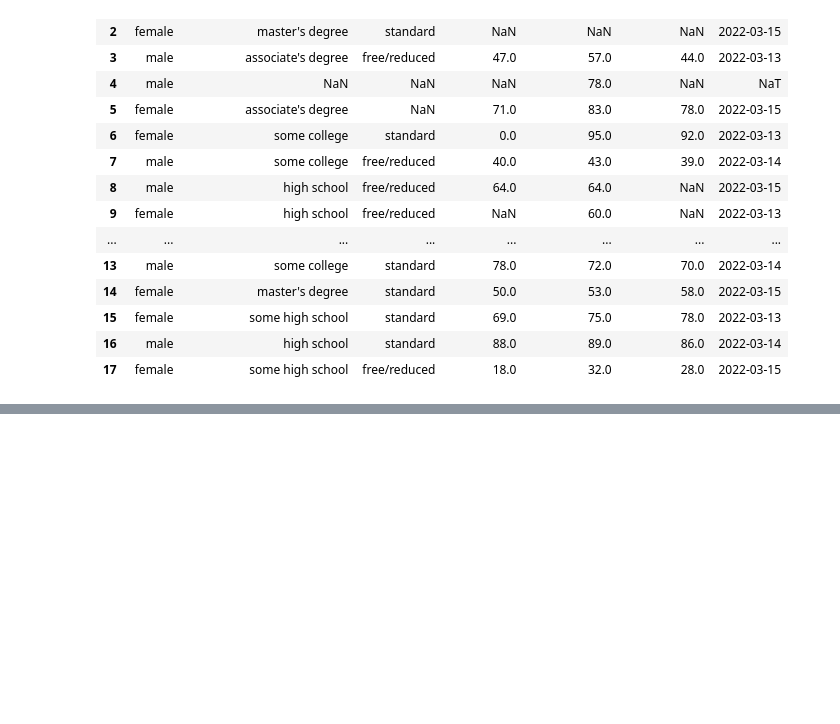
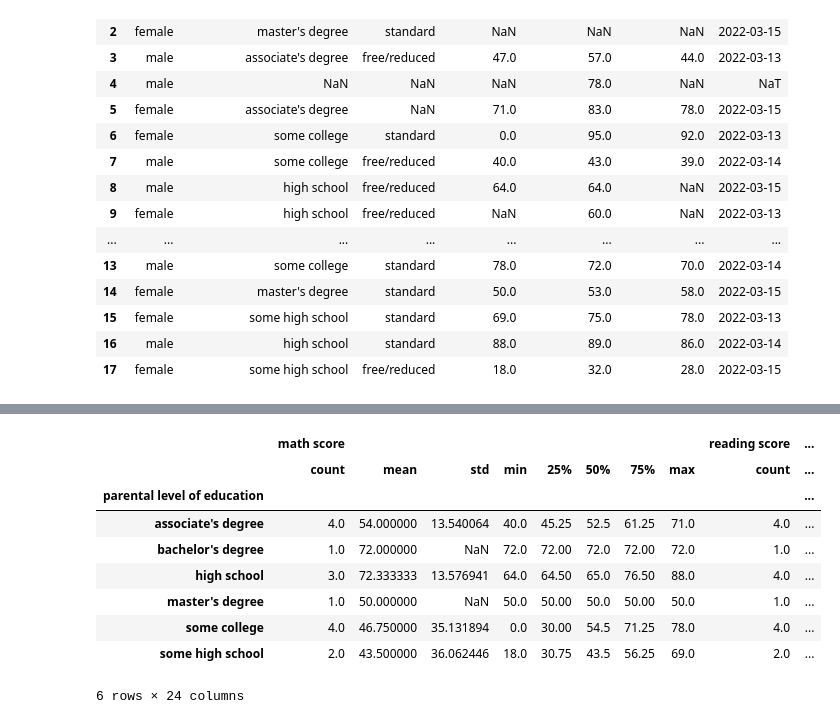
Before and after one commit to sg758253/AI, a Jupyter notebook: pandas/pandas.ipynb, the cells around one changed output, grey strips where cells are left out. Saved outputs shown, nothing was run; the diff lists cells and outputs as text; code cells hidden in the pictures; blank space fills up the shorter version.

```diff
--- a/pandas/pandas.ipynb
+++ b/pandas/pandas.ipynb
@@ -1301,0 +1401,3 @@ df1
+# %%
+df1 = pd.read_csv('https://raw.githubusercontent.com/sg758253/AI/main/pandas/StudentsPerformance.csv',parse_dates=['Date'])
+df1
@@ -1301,0 +1422,3 @@ df1
+# %%
+df2 = df1.groupby(by='parental level of education')
+df2
@@ -1301,0 +1533,13 @@ df1
+# %%
+df2.describe()
+# %% [output]
+|  | math score |  |  |  |  |  |  |  | reading score | ... |
+|  | count | mean | std | min | 25% | 50% | 75% | max | count | ... |
+| parental level of education |  |  |  |  |  |  |  |  |  | ... |
+| associate's degree | 4.0 | 54.000000 | 13.540064 | 40.0 | 45.25 | 52.5 | 61.25 | 71.0 | 4.0 | ... |
+| bachelor's degree | 1.0 | 72.000000 | NaN | 72.0 | 72.00 | 72.0 | 72.00 | 72.0 | 1.0 | ... |
+| high school | 3.0 | 72.333333 | 13.576941 | 64.0 | 64.50 | 65.0 | 76.50 | 88.0 | 4.0 | ... |
+| master's degree | 1.0 | 50.000000 | NaN | 50.0 | 50.00 | 50.0 | 50.00 | 50.0 | 1.0 | ... |
+| some college | 4.0 | 46.750000 | 35.131894 | 0.0 | 30.00 | 54.5 | 71.25 | 78.0 | 4.0 | ... |
+| some high school | 2.0 | 43.500000 | 36.062446 | 18.0 | 30.75 | 43.5 | 56.25 | 69.0 | 2.0 | ... |
+6 rows × 24 columns
```
Also changed, not shown: parts of 25 cells of this notebook.
